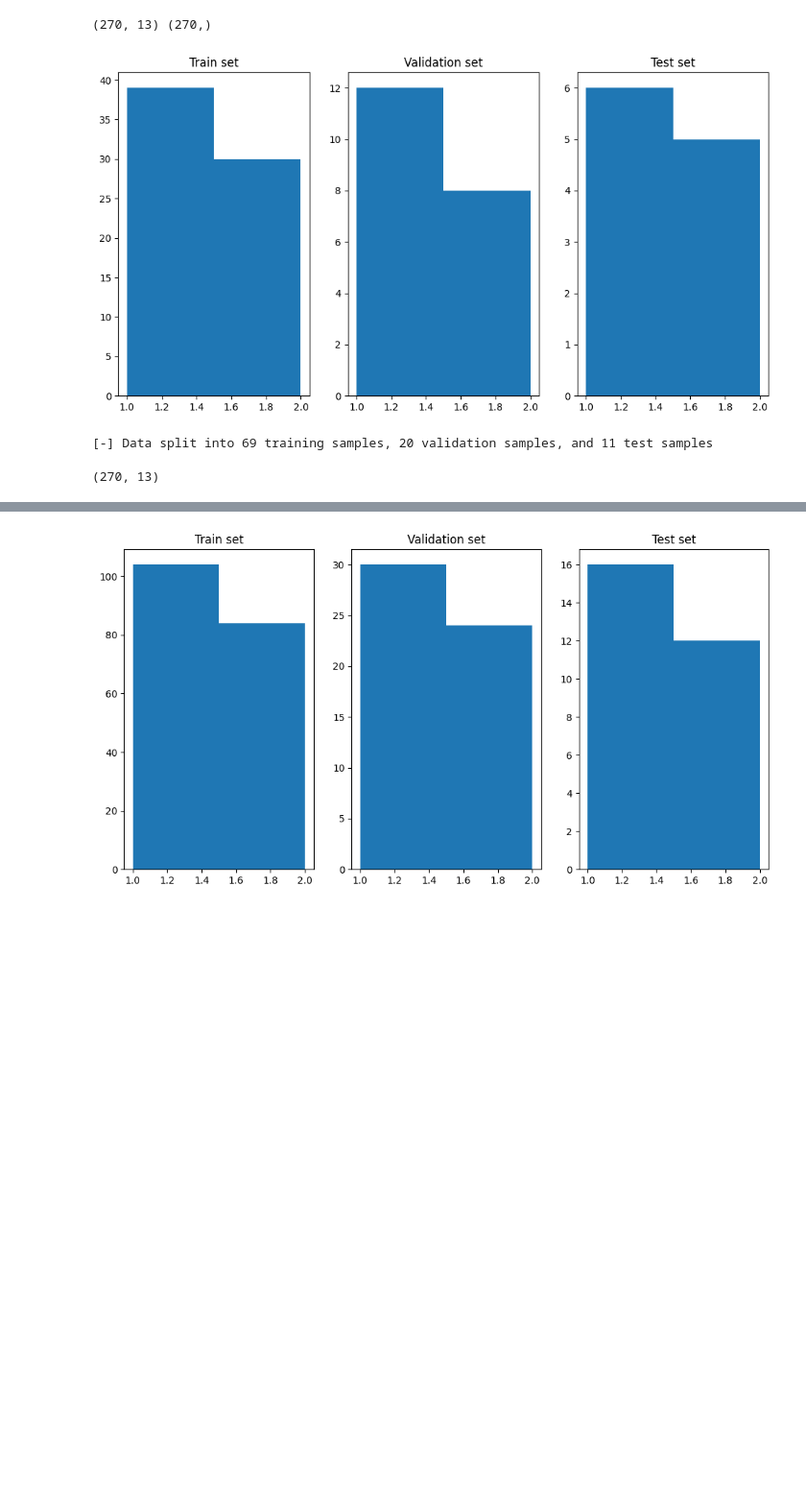
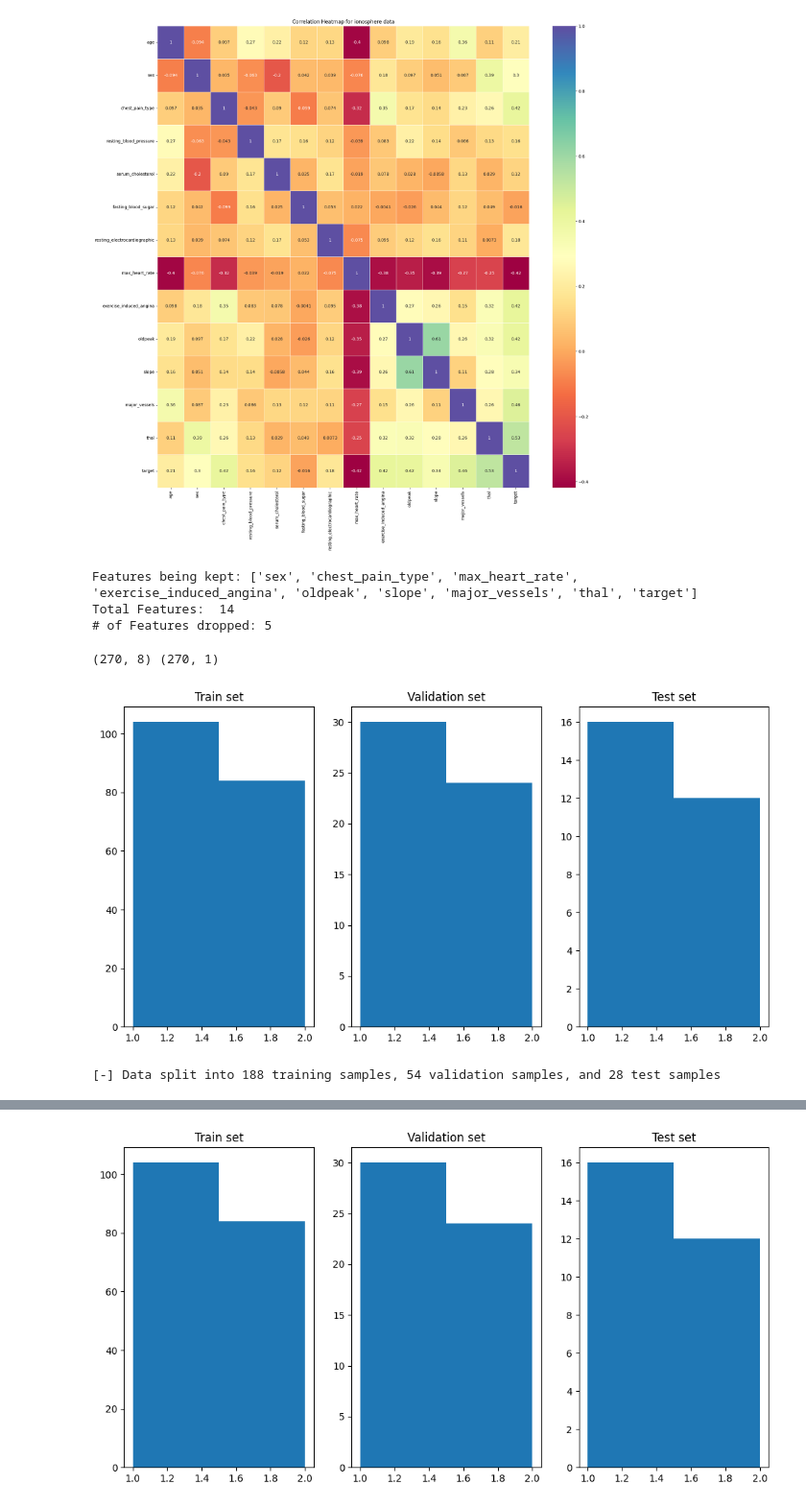
Before and after one commit to Ashad001/Qlassify, a Jupyter notebook: task01.ipynb, the cells around one changed output, grey strips where cells are left out. Shown: that part at 96% size. Cells and saved outputs as stored; diff of their text form; code cells hidden in the pictures; blank space fills up the shorter version.

```diff
--- a/task01.ipynb
+++ b/task01.ipynb
@@ -7,7 +8,40 @@ df = pd.read_csv('./data/statlog_heart/heart_data.csv')
+# %%
+import seaborn as sns
+import matplotlib.pyplot as plt
+
+corr_matrix = df.corr()
+
+plt.figure(figsize=(20, 20))
+sns.heatmap(corr_matrix, annot=True, cmap="Spectral", linewidths=0.4)
+plt.title("Correlation Heatmap for ionosphere data")
+plt.show()
+# %% [output]
+[figure, added]
+# %%
+threshold = 0.23
+correlations_with_class = corr_matrix['target']
+features_to_keep = correlations_with_class[abs(correlations_with_class) > threshold].index
+_df = df[features_to_keep]
+
+print("Features being kept:",  list(features_to_keep))
+print("Total Features: ", len(df.columns))
+print("# of Features dropped:", len(df.columns) - len(_df.columns))
+
+df = _df
+# %% [output]
+Features being kept: ['sex', 'chest_pain_type', 'max_heart_rate', 'exercise_induced_angina', 'oldpeak', 'slope', 'major_vessels', 'thal', 'target']
+Total Features:  14
+# of Features dropped: 5
 # %%
-df = df.rename(columns={'heart_disease': 'target'})
+from sklearn.preprocessing import MinMaxScaler
+
 X = df.drop('target', axis=1)
 y = df['target']
+
+scaler = MinMaxScaler(feature_range=(-np.pi, np.pi))
+X = scaler.fit_transform(X)
+y = np.array(y).reshape(-1, 1)
+
 print(X.shape, y.shape)
 # %% [output]
-(270, 13) (270,)
+(270, 8) (270, 1)
@@ -20,13 +48,9 @@ y = np.array(y).reshape(-1, 1)
 # %%
 from src.experiment import Experiment
 
-experiment1_zz = Experiment(X.shape[1], sample_size = 100)
-experiment1_zz.split_data(X, y, use_sample=True,verbose=True)
+experiment1_zz = Experiment(X.shape[1], "t1_zz")
+experiment1_zz.split_data(X, y, use_sample=False,verbose=True)
 # %% [output]
-[figure, old version]
+[figure, new version]
-[-] Data split into 69 training samples, 20 validation samples, and 11 test samples
+[-] Data split into 188 training samples, 54 validation samples, and 28 test samples
-# %%
-print(experiment1_zz._X.shape)
-# %% [output]
-(270, 13)
 # %%
```
Also changed, not shown: parts of 8 cells of this notebook, 4 other files.
